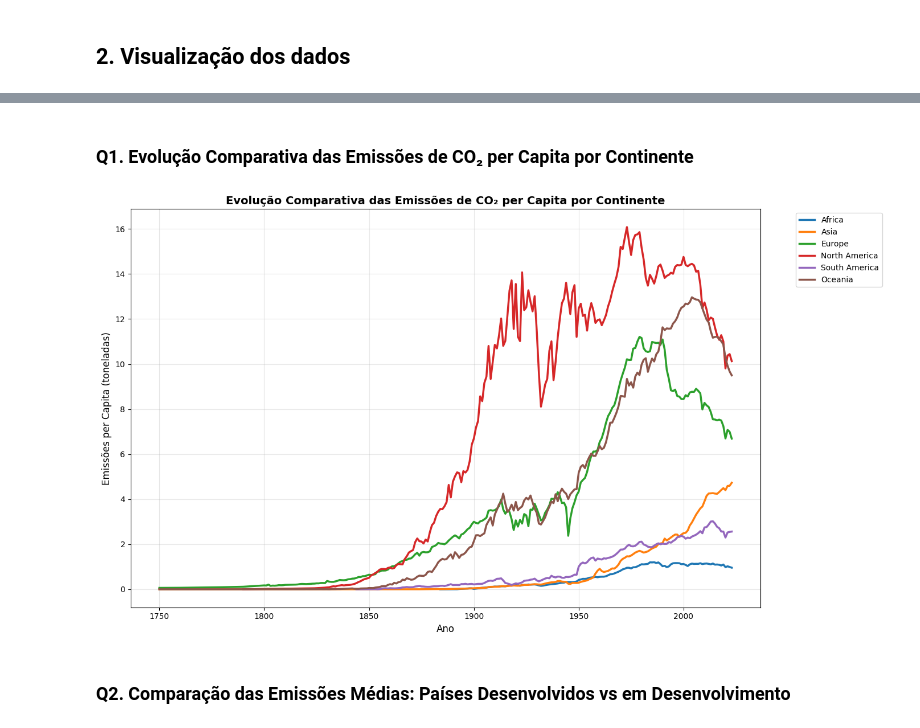
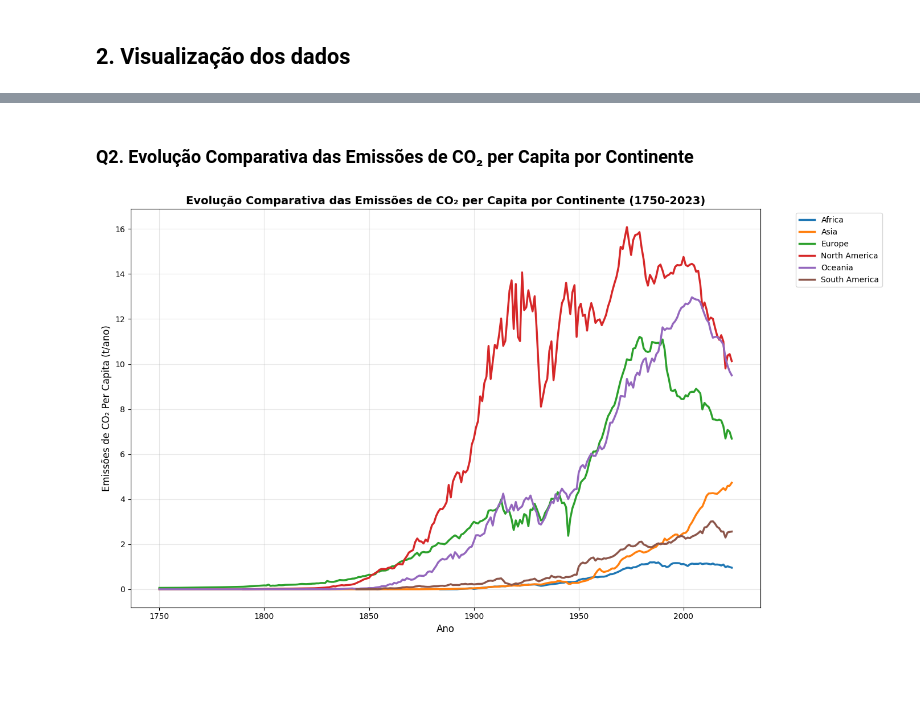
Before and after one commit to EmanoelVitor/co-emissions-per-capita, a Jupyter notebook: notebooks/co-emissions-per-capita.ipynb, the cells around one changed output, grey strips where cells are left out. Drawn from its saved outputs; the diff is of its cells as text; code cells hidden in the pictures; blank space fills up the shorter version.

Commit message:
Adiciona análises estatísticas e eventos históricos

```diff
--- a/notebooks/co-emissions-per-capita.ipynb
+++ b/notebooks/co-emissions-per-capita.ipynb
@@ -109,0 +153,5 @@ Name: Annual CO₂ emissions (per capita), dtype: float64
+# %%
+continentes = ['Africa', 'Asia', 'Europe', 'North America', 'Oceania', 'South America']
+# %%
+df_continentes = df[df["Entity"].isin(continentes)].copy()
+df_continentes
@@ -112,26 +408,19 @@ Name: Annual CO₂ emissions (per capita), dtype: float64
 # %% [markdown]
-### Q1. Evolução Comparativa das Emissões de CO₂ per Capita por Continente
+### Q2. Evolução Comparativa das Emissões de CO₂ per Capita por Continente
 # %%
-# Definir continentes para análise
-continentes = ['Africa', 'Asia', 'Europe', 'North America', 'South America', 'Oceania']
-df_continentes = df[df['Entity'].isin(continentes)]
-
-# Criar gráfico comparativo
 plt.figure(figsize=(14, 8))
 for continente in continentes:
     dados = df_continentes[df_continentes['Entity'] == continente]
     plt.plot(dados['Year'], dados['Annual CO₂ emissions (per capita)'],
             label=continente, linewidth=2.5)
 
-plt.title('Evolução Comparativa das Emissões de CO₂ per Capita por Continente',
+plt.title('Evolução Comparativa das Emissões de CO₂ per Capita por Continente (1750-2023)',
           fontsize=14, fontweight='bold')
 plt.xlabel('Ano', fontsize=12)
-plt.ylabel('Emissões per Capita (toneladas)', fontsize=12)
+plt.ylabel('Emissões de CO₂ Per Capita (t/ano)', fontsize=12)
 plt.legend(bbox_to_anchor=(1.05, 1), loc='upper left')
 plt.grid(True, alpha=0.3)
 plt.tight_layout()
 plt.show()
 # %% [output]
-[figure, old version]
+[figure, new version]
-# %% [markdown]
-### Q2. Comparação das Emissões Médias: Países Desenvolvidos vs em Desenvolvimento
```
Also changed, not shown: parts of 55 cells of this notebook, 1 other file.
